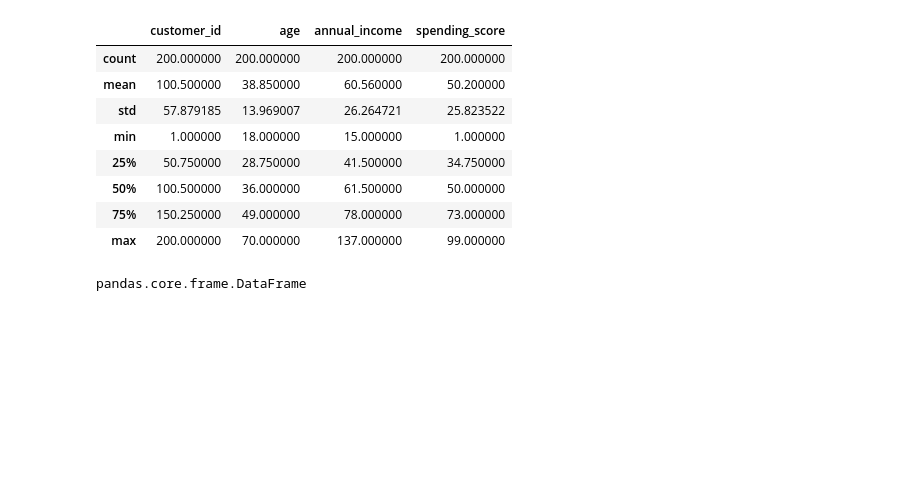
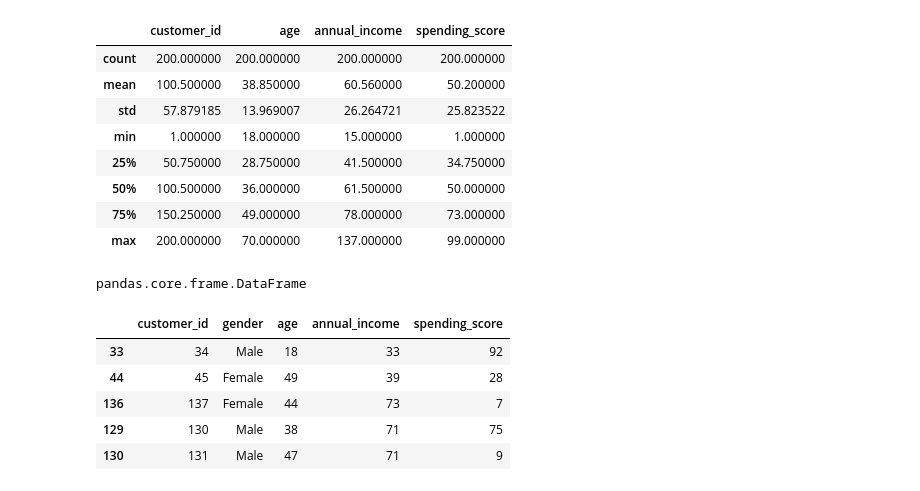
Before and after one commit to emichaudiv/clustering-exercises, a Jupyter notebook: wrangle_mall.ipynb, the cells around one changed output. Cells and saved outputs as stored; diff of their text form; code cells hidden in the pictures; blank space fills up the shorter version.

```diff
--- a/wrangle_mall.ipynb
+++ b/wrangle_mall.ipynb
@@ -51,0 +73,9 @@ pandas.core.frame.DataFrame
+# %%
+trains.head()
+# %% [output]
+|  | customer_id | gender | age | annual_income | spending_score |
+| 33 | 34 | Male | 18 | 33 | 92 |
+| 44 | 45 | Female | 49 | 39 | 28 |
+| 136 | 137 | Female | 44 | 73 | 7 |
+| 129 | 130 | Male | 38 | 71 | 75 |
+| 130 | 131 | Male | 47 | 71 | 9 |
```
Also changed, not shown: parts of 5 cells of this notebook, 1 other file.
